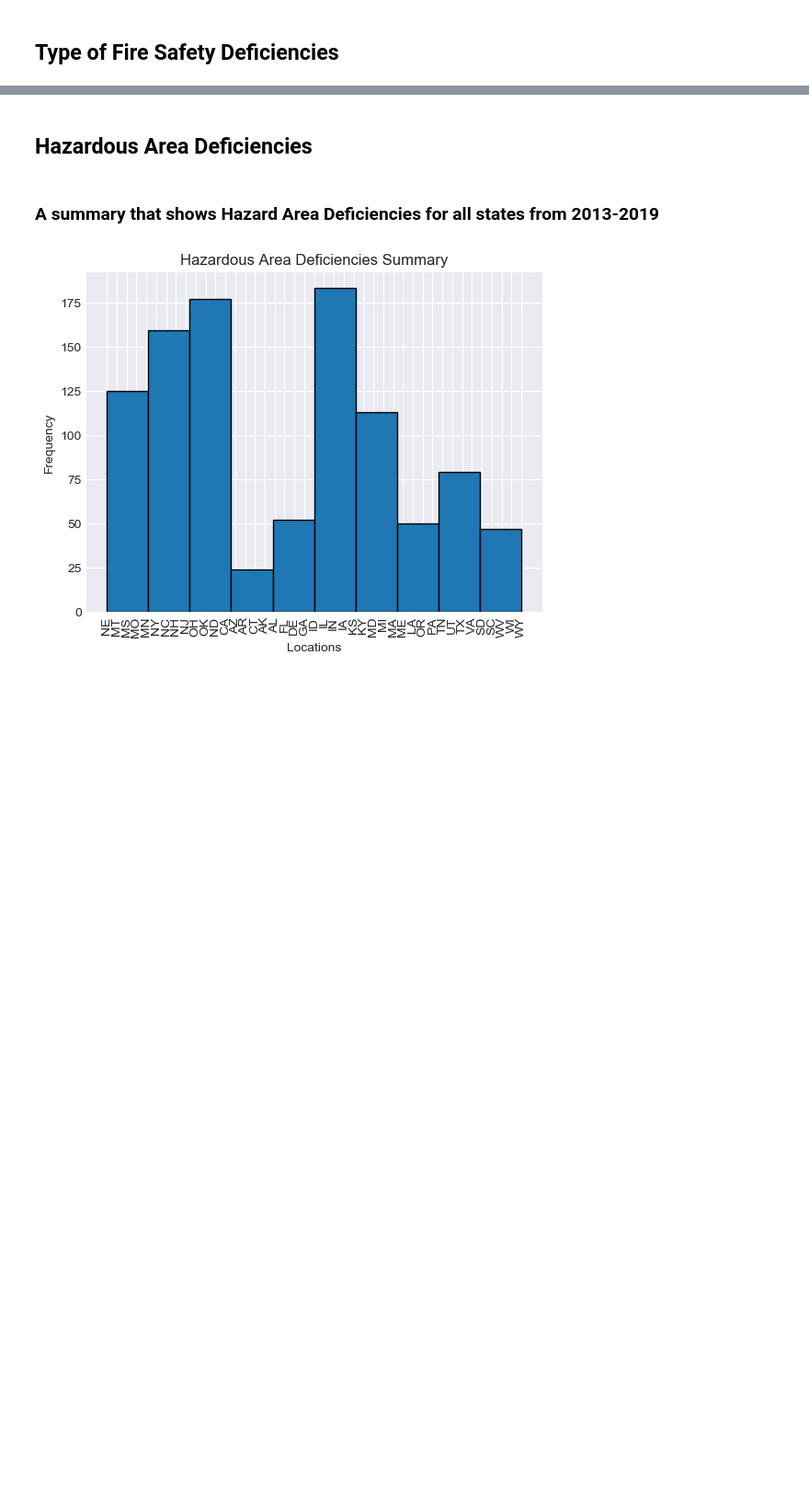
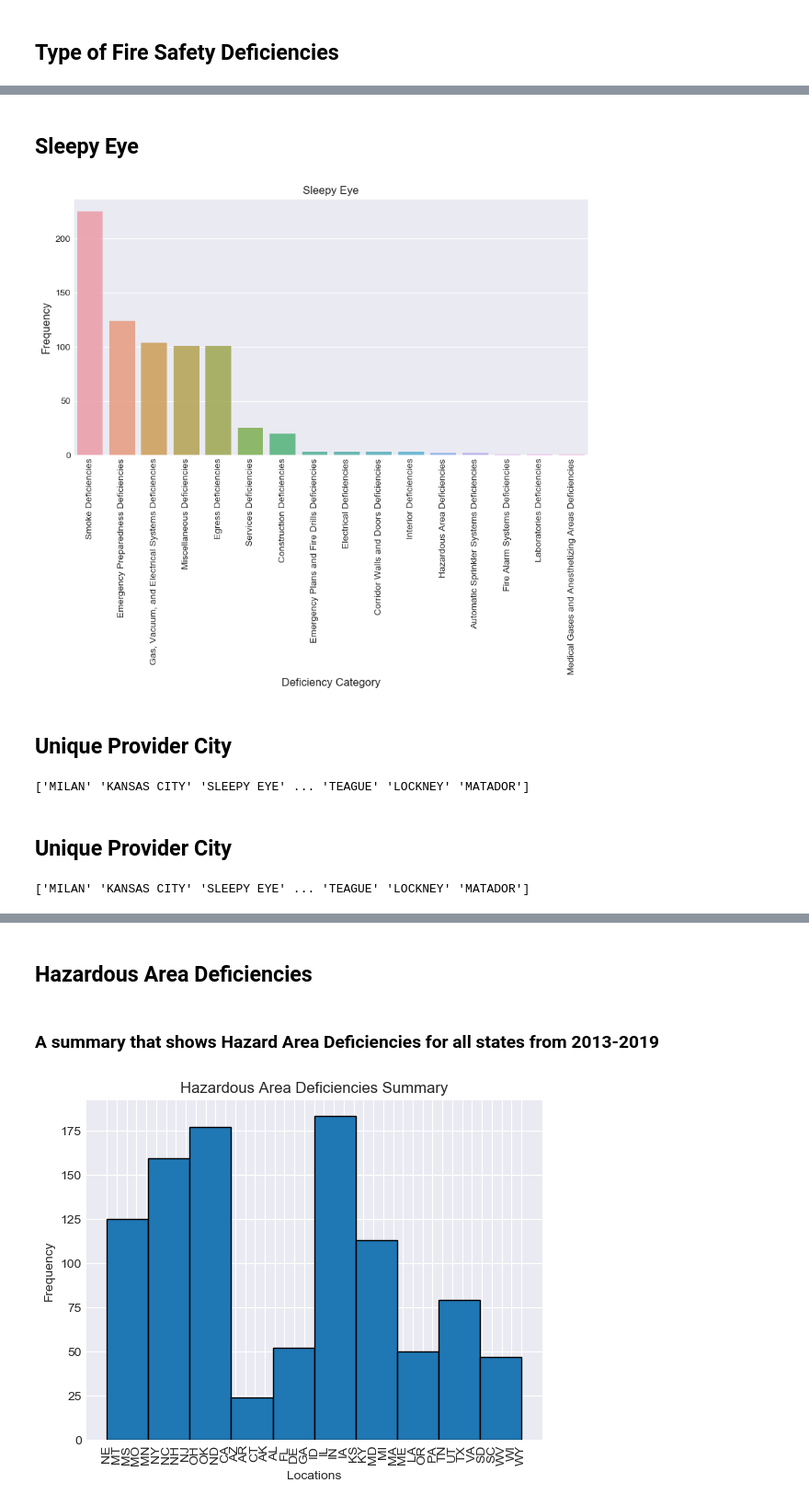
Before and after one commit to abenipa3/Fire-Safety-Deficiencies, a Jupyter notebook: Fire Safety Deficiencies.ipynb, the cells around one changed output, grey strips where cells are left out. Shown at 92% size. Drawn from its saved outputs; the diff is of its cells as text; code cells hidden in the pictures; blank space fills up the shorter version.

```diff
--- a/Fire Safety Deficiencies.ipynb
+++ b/Fire Safety Deficiencies.ipynb
@@ -45,0 +133,26 @@ plt.show()
+# %% [markdown]
+## Sleepy Eye
+# %%
+Sleepy = df[df['Provider City'] == ' Sleepy Eye']
+
+defi_count2= Sleepy['Deficiency Category'].value_counts()
+
+Sleepy = Sleepy.sort_values(['Provider City'], ascending=True)
+plt.figure(figsize=(10,5))
+sns.barplot(defi_count.index, defi_count.values, alpha=0.8)
+
+plt.xticks(rotation=90)
+plt.title('Sleepy Eye')
+plt.ylabel('Frequency', fontsize=12)
+plt.xlabel('Deficiency Category', fontsize=12)
+
+
+plt.show()
+# %% [output]
+[figure, added]
+# %% [markdown]
+## Unique Provider City
+# %%
+print(df['Provider City']. unique())
+# %% [output]
+['MILAN' 'KANSAS CITY' 'SLEEPY EYE' ... 'TEAGUE' 'LOCKNEY' 'MATADOR']
@@ -45,0 +167,6 @@ plt.show()
+# %% [markdown]
+## Unique Provider City
+# %%
+print(df['Provider City']. unique())
+# %% [output]
+['MILAN' 'KANSAS CITY' 'SLEEPY EYE' ... 'TEAGUE' 'LOCKNEY' 'MATADOR']
```
Also changed, not shown: parts of 19 cells of this notebook.
